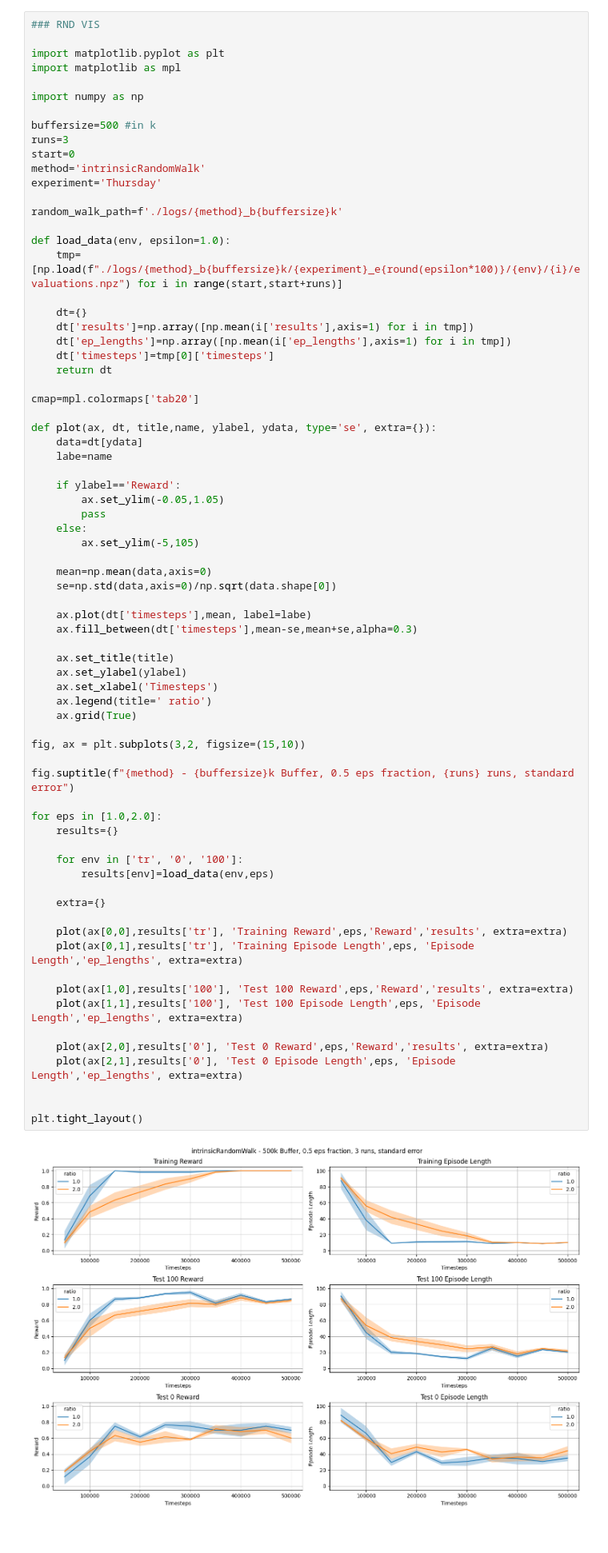
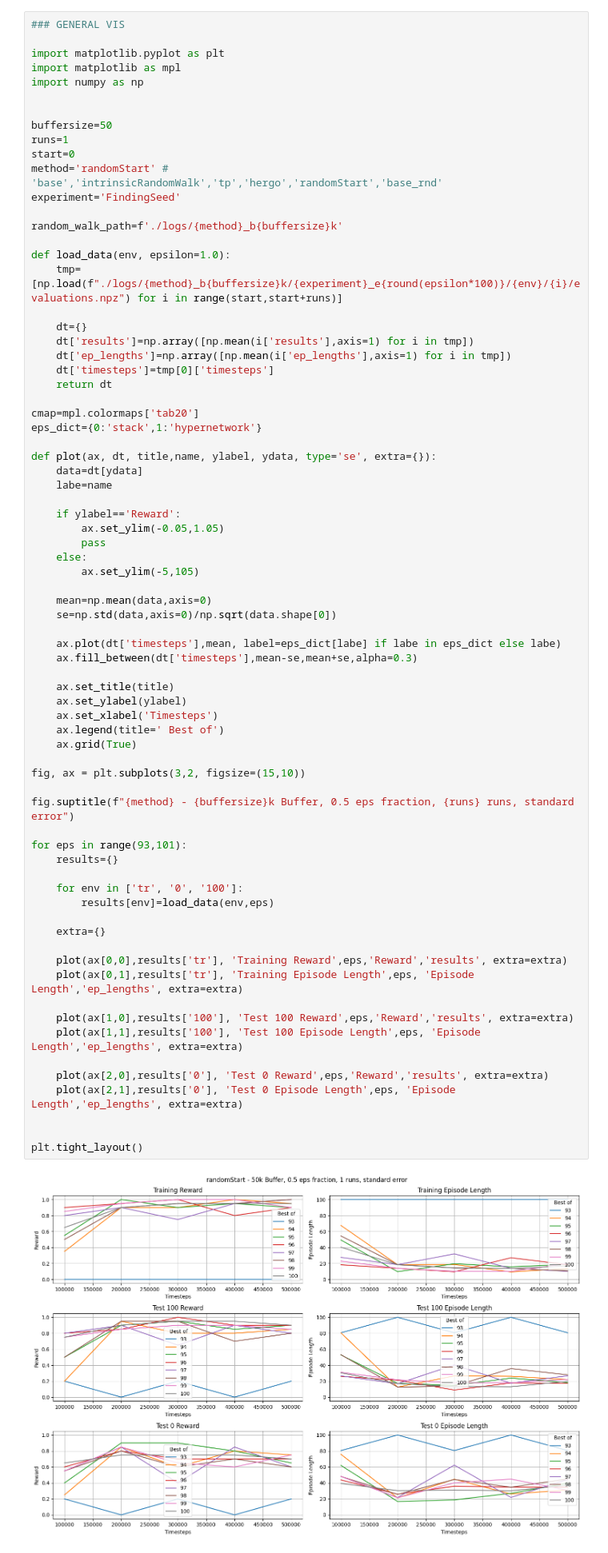
Before and after one commit to felixk29/fix_her, a Jupyter notebook: experiments/visualization.ipynb, the cells around one changed output. Shown at 80% size. Drawn from its saved outputs; the diff is of its cells as text.

```diff
--- a/experiments/visualization.ipynb
+++ b/experiments/visualization.ipynb
@@ -514,16 +165,16 @@ plt.tight_layout()
 # %%
-### RND VIS
+### GENERAL VIS
 
 import matplotlib.pyplot as plt
 import matplotlib as mpl
-
 import numpy as np
 
-buffersize=500 #in k
-runs=3
+
+buffersize=50
+runs=1
 start=0
-method='intrinsicRandomWalk'
-experiment='Thursday'
+method='randomStart' # 'base','intrinsicRandomWalk','tp','hergo','randomStart','base_rnd'
+experiment='FindingSeed'
 
 random_walk_path=f'./logs/{method}_b{buffersize}k'
 
@@ -537,6 +188,7 @@ def load_data(env, epsilon=1.0):
     return dt
 
 cmap=mpl.colormaps['tab20']
+eps_dict={0:'stack',1:'hypernetwork'}
 
 def plot(ax, dt, title,name, ylabel, ydata, type='se', extra={}):
     data=dt[ydata]
@@ -551,37 +203,37 @@ def plot(ax, dt, title,name, ylabel, ydata, type='se', extra={}):
     mean=np.mean(data,axis=0)
     se=np.std(data,axis=0)/np.sqrt(data.shape[0])
 
-    ax.plot(dt['timesteps'],mean, label=labe)
+    ax.plot(dt['timesteps'],mean, label=eps_dict[labe] if labe in eps_dict else labe)
     ax.fill_between(dt['timesteps'],mean-se,mean+se,alpha=0.3)
 
     ax.set_title(title)
     ax.set_ylabel(ylabel)
     ax.set_xlabel('Timesteps')
-    ax.legend(title=' ratio')
+    ax.legend(title=' Best of')
     ax.grid(True)
 
 fig, ax = plt.subplots(3,2, figsize=(15,10))
 
 fig.suptitle(f"{method} - {buffersize}k Buffer, 0.5 eps fraction, {runs} runs, standard error")
 
-for eps in [1.0,2.0]:
+for eps in range(93,101):
     results={}
 
     for env in ['tr', '0', '100']:
         results[env]=load_data(env,eps)
 
     extra={}
 
     plot(ax[0,0],results['tr'], 'Training Reward',eps,'Reward','results', extra=extra)
     plot(ax[0,1],results['tr'], 'Training Episode Length',eps, 'Episode Length','ep_lengths', extra=extra)
 
     plot(ax[1,0],results['100'], 'Test 100 Reward',eps,'Reward','results', extra=extra)
     plot(ax[1,1],results['100'], 'Test 100 Episode Length',eps, 'Episode Length','ep_lengths', extra=extra)
 
     plot(ax[2,0],results['0'], 'Test 0 Reward',eps,'Reward','results', extra=extra)
     plot(ax[2,1],results['0'], 'Test 0 Episode Length',eps, 'Episode Length','ep_lengths', extra=extra)
 
 
 plt.tight_layout()
 # %% [output]
-[figure, old version]
+[figure, new version]
```
Also changed, not shown: parts of 7 cells of this notebook, 49 other files.
